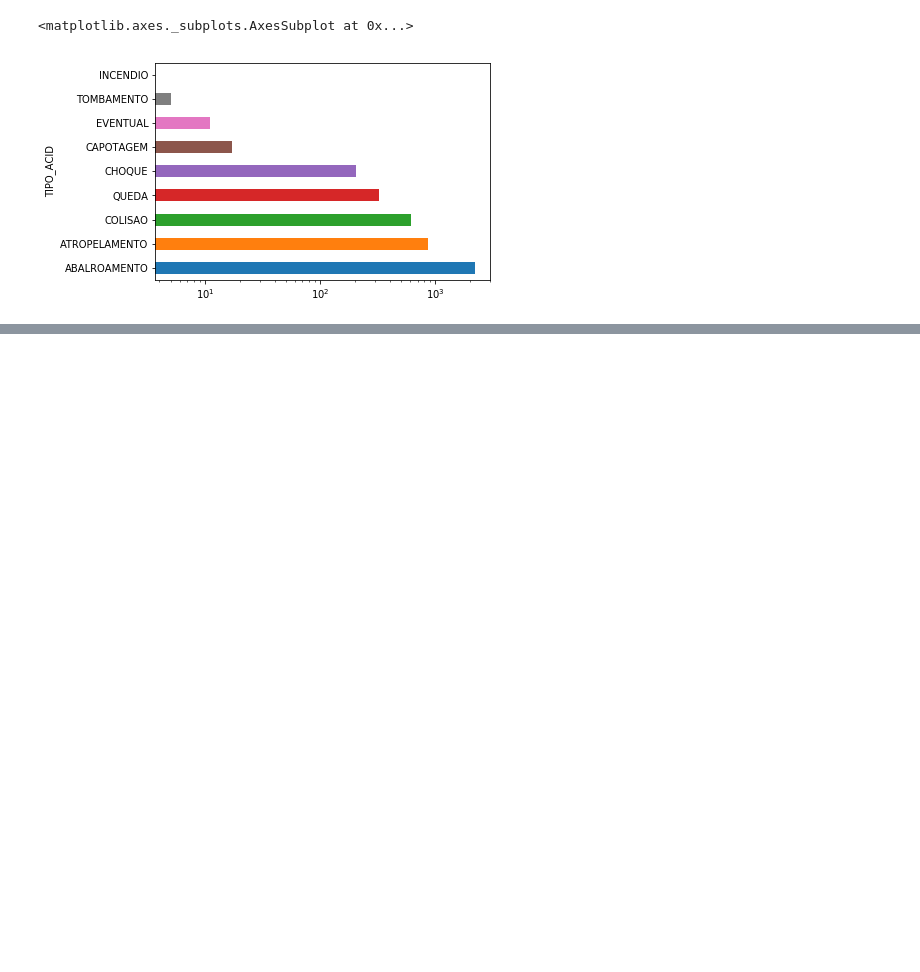
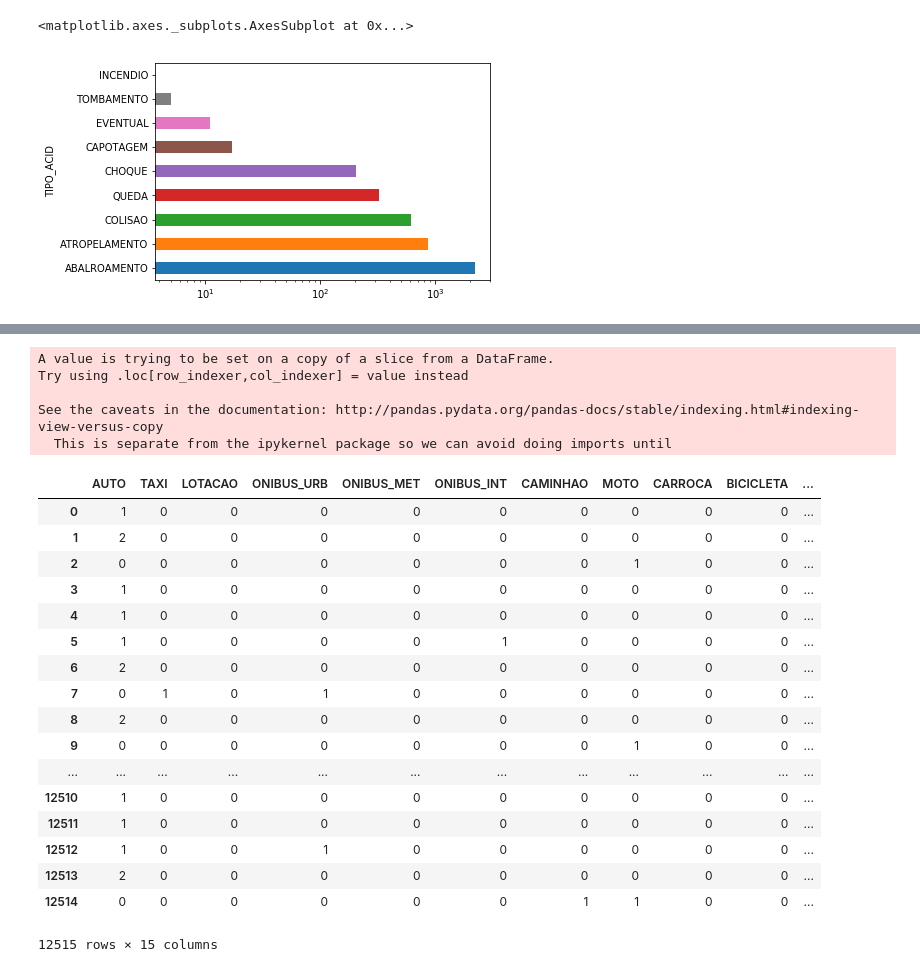
Before and after one commit to if1015-datascience-ufpe/2018-2-projeto-data-lords, a Jupyter notebook: project.ipynb, the cells around one changed output, grey strips where cells are left out. Cells and saved outputs as stored; diff of their text form; code cells hidden in the pictures; blank space fills up the shorter version.

```diff
--- a/project.ipynb
+++ b/project.ipynb
@@ -276,0 +294,29 @@ acident_type_vic.plot.barh(logx=True)
+# %%
+join_feridos_data = acidents_data[[ 'AUTO', 'TAXI', 'LOTACAO', 'ONIBUS_URB', 'ONIBUS_MET', 'ONIBUS_INT',
+       'CAMINHAO', 'MOTO', 'CARROCA', 'BICICLETA', 'OUTRO', 'FERIDOS', 'FERIDOS_GR', 'MORTES']]
+join_feridos_data['AFFECTED'] = join_feridos_data['FERIDOS'] + join_feridos_data['FERIDOS_GR'] + join_feridos_data['MORTES']
+join_feridos_data
+# %% [output]
+A value is trying to be set on a copy of a slice from a DataFrame.
+Try using .loc[row_indexer,col_indexer] = value instead
+
+See the caveats in the documentation: http://pandas.pydata.org/pandas-docs/stable/indexing.html#indexing-view-versus-copy
+  This is separate from the ipykernel package so we can avoid doing imports until
+|  | AUTO | TAXI | LOTACAO | ONIBUS_URB | ONIBUS_MET | ONIBUS_INT | CAMINHAO | MOTO | CARROCA | BICICLETA | ... |
+| 0 | 1 | 0 | 0 | 0 | 0 | 0 | 0 | 0 | 0 | 0 | ... |
+| 1 | 2 | 0 | 0 | 0 | 0 | 0 | 0 | 0 | 0 | 0 | ... |
+| 2 | 0 | 0 | 0 | 0 | 0 | 0 | 0 | 1 | 0 | 0 | ... |
+| 3 | 1 | 0 | 0 | 0 | 0 | 0 | 0 | 0 | 0 | 0 | ... |
+| 4 | 1 | 0 | 0 | 0 | 0 | 0 | 0 | 0 | 0 | 0 | ... |
+| 5 | 1 | 0 | 0 | 0 | 0 | 1 | 0 | 0 | 0 | 0 | ... |
+| 6 | 2 | 0 | 0 | 0 | 0 | 0 | 0 | 0 | 0 | 0 | ... |
+| 7 | 0 | 1 | 0 | 1 | 0 | 0 | 0 | 0 | 0 | 0 | ... |
+| 8 | 2 | 0 | 0 | 0 | 0 | 0 | 0 | 0 | 0 | 0 | ... |
+| 9 | 0 | 0 | 0 | 0 | 0 | 0 | 0 | 1 | 0 | 0 | ... |
+| ... | ... | ... | ... | ... | ... | ... | ... | ... | ... | ... | ... |
+| 12510 | 1 | 0 | 0 | 0 | 0 | 0 | 0 | 0 | 0 | 0 | ... |
+| 12511 | 1 | 0 | 0 | 0 | 0 | 0 | 0 | 0 | 0 | 0 | ... |
+| 12512 | 1 | 0 | 0 | 1 | 0 | 0 | 0 | 0 | 0 | 0 | ... |
+| 12513 | 2 | 0 | 0 | 0 | 0 | 0 | 0 | 0 | 0 | 0 | ... |
+| 12514 | 0 | 0 | 0 | 0 | 0 | 0 | 1 | 1 | 0 | 0 | ... |
+12515 rows × 15 columns
```
Also changed, not shown: parts of 20 cells of this notebook, 5 other files.
